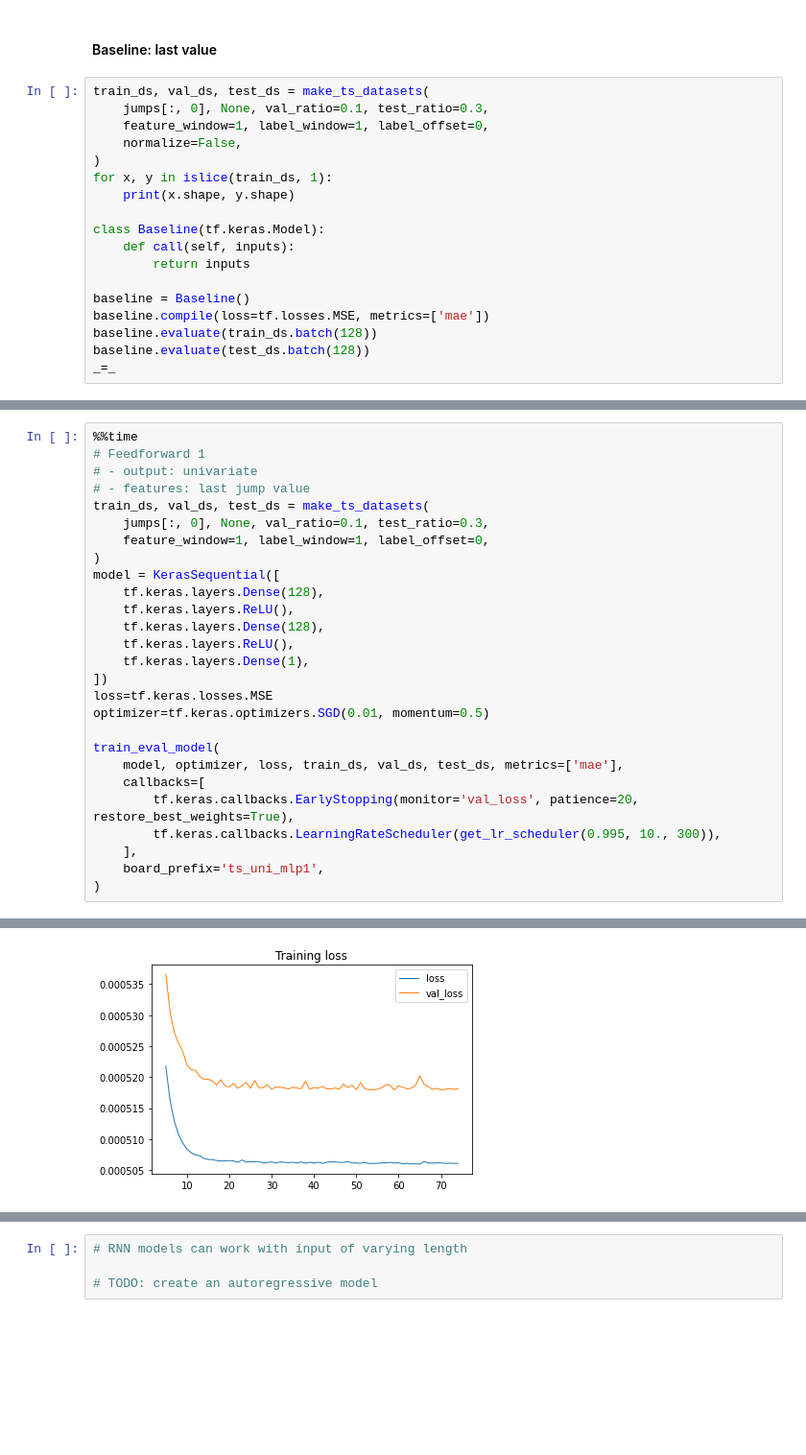
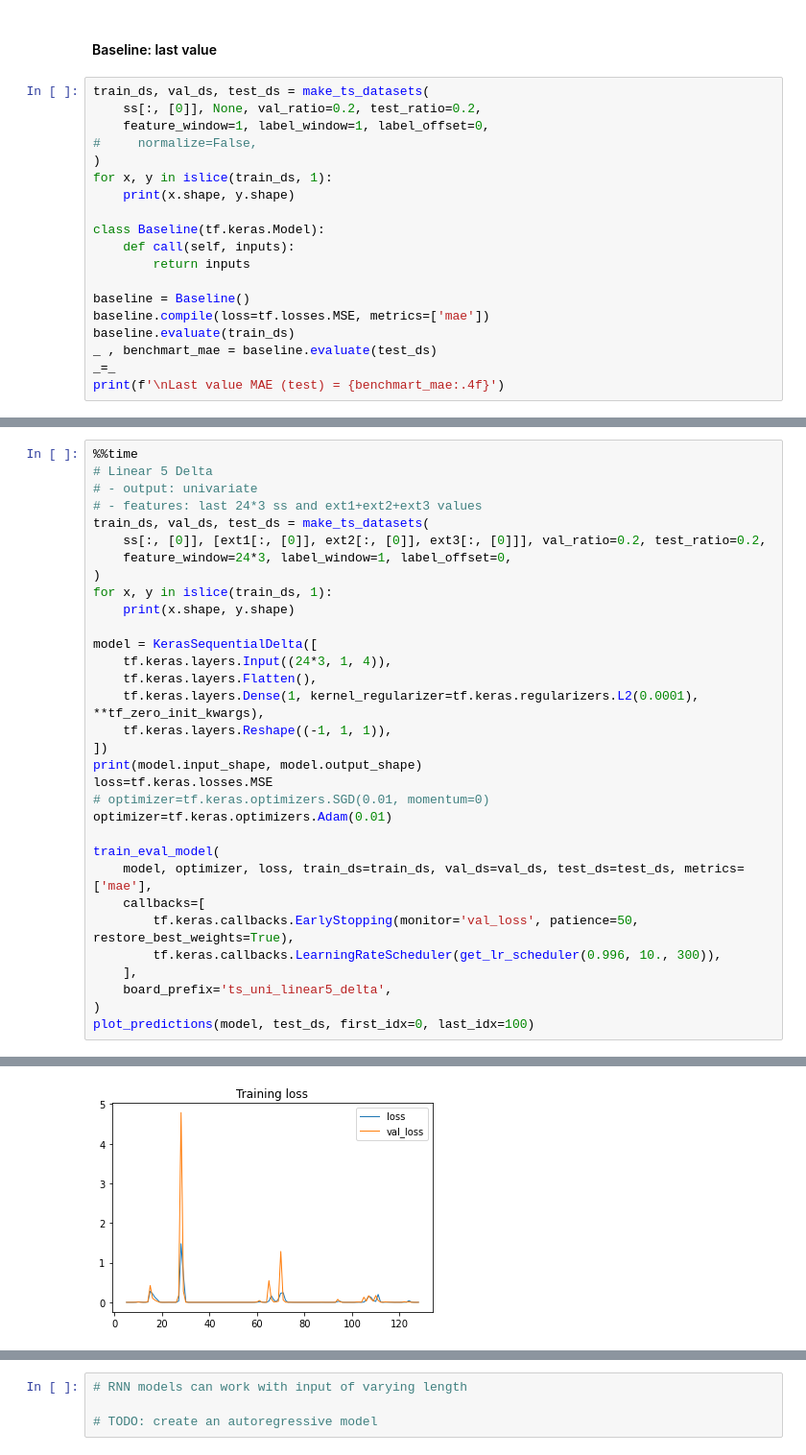
Before and after one commit to mysterious-ben/ds-examples, a Jupyter notebook: dl/cnn_rnn.ipynb, the cells around one changed output, grey strips where cells are left out. Shown at 96% size. Cells and saved outputs as stored; diff of their text form; blank space fills up the shorter version.

```diff
--- a/dl/cnn_rnn.ipynb
+++ b/dl/cnn_rnn.ipynb
@@ -953,9 +1250,9 @@ tf.Tensor(
 #### Baseline: last value
 # %%
 train_ds, val_ds, test_ds = make_ts_datasets(
-    jumps[:, 0], None, val_ratio=0.1, test_ratio=0.3,
+    ss[:, [0]], None, val_ratio=0.2, test_ratio=0.2,
     feature_window=1, label_window=1, label_offset=0,
-    normalize=False,
+#     normalize=False,
 )
 for x, y in islice(train_ds, 1):
     print(x.shape, y.shape)
@@ -966,7 +1263,8 @@ class Baseline(tf.keras.Model):
 
 baseline = Baseline()
 baseline.compile(loss=tf.losses.MSE, metrics=['mae'])
-baseline.evaluate(train_ds.batch(128))
-baseline.evaluate(test_ds.batch(128))
+baseline.evaluate(train_ds)
+_ , benchmart_mae = baseline.evaluate(test_ds)
 _=_
+print(f'\nLast value MAE (test) = {benchmart_mae:.4f}')
 # %% [output]
@@ -1095,28 +1585,33 @@ Wall time: 43.1 s
 # %%
 %%time
-# Feedforward 1
+# Linear 5 Delta
 # - output: univariate
-# - features: last jump value
+# - features: last 24*3 ss and ext1+ext2+ext3 values
 train_ds, val_ds, test_ds = make_ts_datasets(
-    jumps[:, 0], None, val_ratio=0.1, test_ratio=0.3,
-    feature_window=1, label_window=1, label_offset=0,
+    ss[:, [0]], [ext1[:, [0]], ext2[:, [0]], ext3[:, [0]]], val_ratio=0.2, test_ratio=0.2,
+    feature_window=24*3, label_window=1, label_offset=0,
 )
-model = KerasSequential([
-    tf.keras.layers.Dense(128),
-    tf.keras.layers.ReLU(),
-    tf.keras.layers.Dense(128),
-    tf.keras.layers.ReLU(),
-    tf.keras.layers.Dense(1),
+for x, y in islice(train_ds, 1):
+    print(x.shape, y.shape)
+
+model = KerasSequentialDelta([
+    tf.keras.layers.Input((24*3, 1, 4)),
+    tf.keras.layers.Flatten(),
+    tf.keras.layers.Dense(1, kernel_regularizer=tf.keras.regularizers.L2(0.0001), **tf_zero_init_kwargs),
+    tf.keras.layers.Reshape((-1, 1, 1)),
 ])
+print(model.input_shape, model.output_shape)
 loss=tf.keras.losses.MSE
-optimizer=tf.keras.optimizers.SGD(0.01, momentum=0.5)
+# optimizer=tf.keras.optimizers.SGD(0.01, momentum=0)
+optimizer=tf.keras.optimizers.Adam(0.01)
 
 train_eval_model(
-    model, optimizer, loss, train_ds, val_ds, test_ds, metrics=['mae'],
+    model, optimizer, loss, train_ds=train_ds, val_ds=val_ds, test_ds=test_ds, metrics=['mae'],
     callbacks=[
-        tf.keras.callbacks.EarlyStopping(monitor='val_loss', patience=20, restore_best_weights=True),
-        tf.keras.callbacks.LearningRateScheduler(get_lr_scheduler(0.995, 10., 300)),
+        tf.keras.callbacks.EarlyStopping(monitor='val_loss', patience=50, restore_best_weights=True),
+        tf.keras.callbacks.LearningRateScheduler(get_lr_scheduler(0.996, 10., 300)),
     ],
-    board_prefix='ts_uni_mlp1',
+    board_prefix='ts_uni_linear5_delta',
 )
+plot_predictions(model, test_ds, first_idx=0, last_idx=100)
 # %% [output]
@@ -1130 +1627 @@ Wall time: 39.5 s
-[figure, old version]
+[figure, new version]
```
Also changed, not shown: parts of 80 cells of this notebook.
